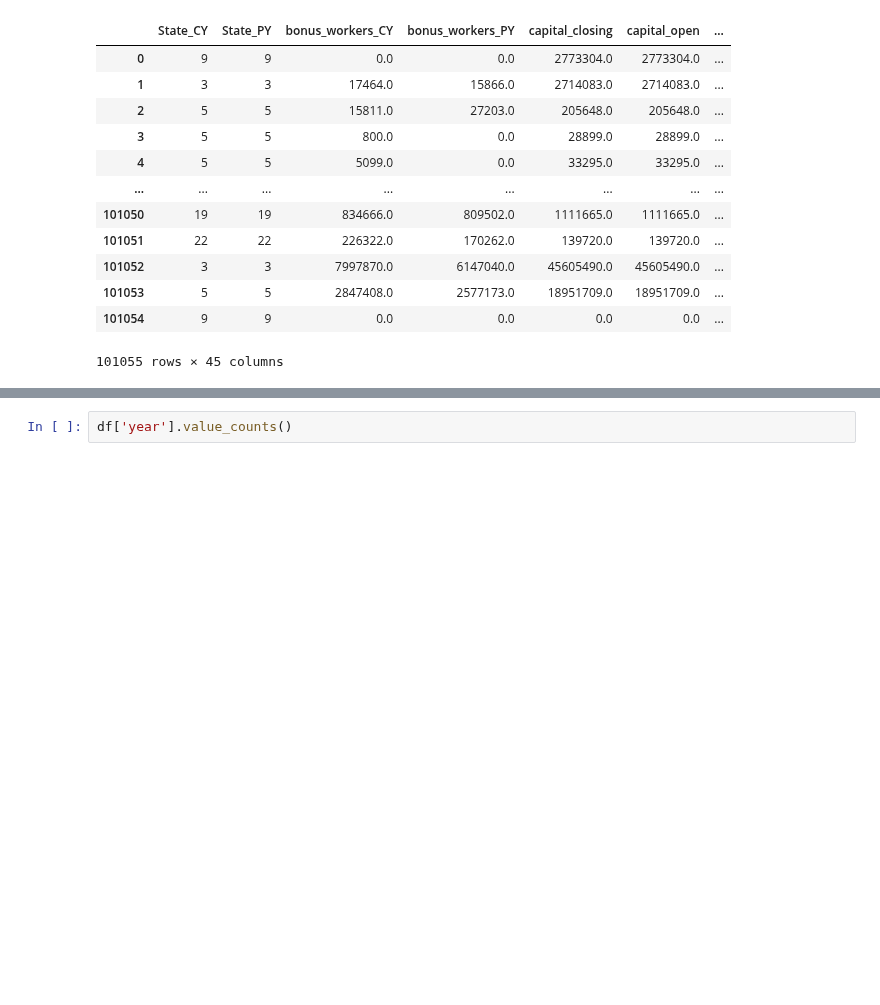
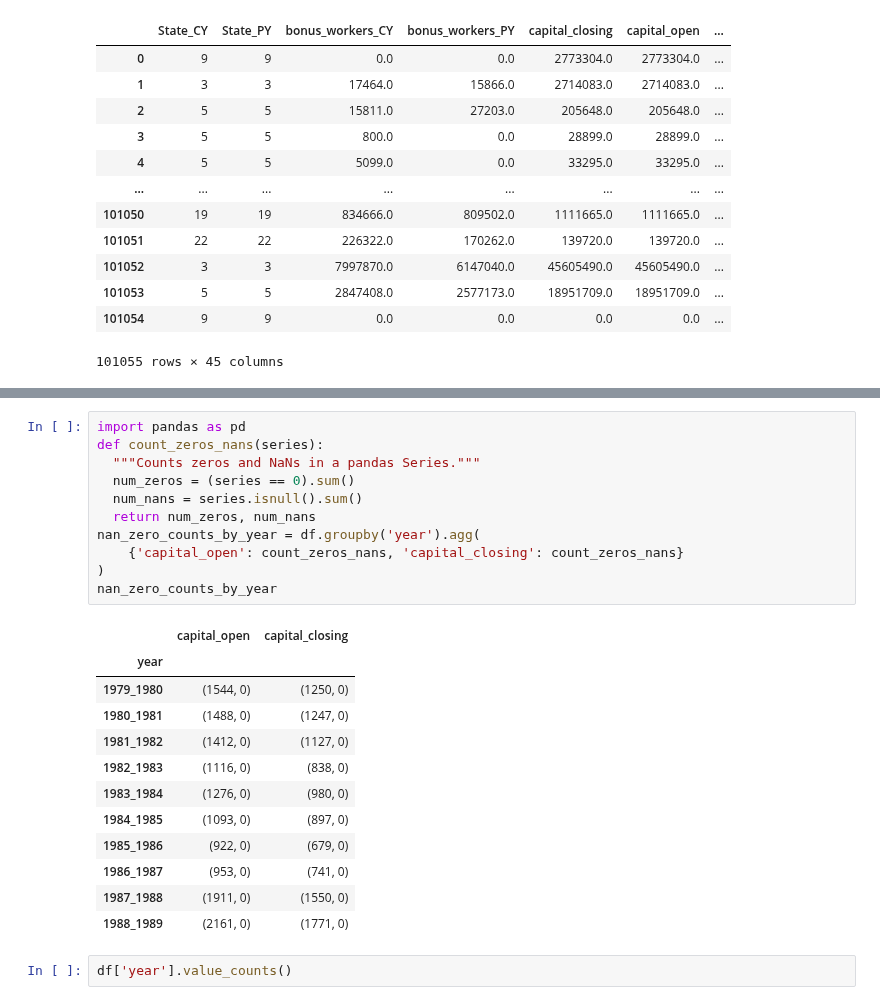
Before and after one commit to kabeerbora/1980s_delin, a Jupyter notebook: 1980s_delicensing.ipynb, the cells around one changed output, grey strips where cells are left out. Saved outputs shown, nothing was run; the diff lists cells and outputs as text; blank space fills up the shorter version.

```diff
--- a/1980s_delicensing.ipynb
+++ b/1980s_delicensing.ipynb
@@ -792,3 +827,27 @@ Unmatched ownership_code values:
+# %%
+import pandas as pd
+def count_zeros_nans(series):
+  """Counts zeros and NaNs in a pandas Series."""
+  num_zeros = (series == 0).sum()
+  num_nans = series.isnull().sum()
+  return num_zeros, num_nans
+nan_zero_counts_by_year = df.groupby('year').agg(
+    {'capital_open': count_zeros_nans, 'capital_closing': count_zeros_nans}
+)
+nan_zero_counts_by_year
+# %% [output]
+|  | capital_open | capital_closing |
+| year |  |  |
+| 1979_1980 | (1544, 0) | (1250, 0) |
+| 1980_1981 | (1488, 0) | (1247, 0) |
+| 1981_1982 | (1412, 0) | (1127, 0) |
+| 1982_1983 | (1116, 0) | (838, 0) |
+| 1983_1984 | (1276, 0) | (980, 0) |
+| 1984_1985 | (1093, 0) | (897, 0) |
+| 1985_1986 | (922, 0) | (679, 0) |
+| 1986_1987 | (953, 0) | (741, 0) |
+| 1987_1988 | (1911, 0) | (1550, 0) |
+| 1988_1989 | (2161, 0) | (1771, 0) |
 # %%
 df['year'].value_counts()
 # %% [output]
```
Also changed, not shown: parts of 4 cells of this notebook.
